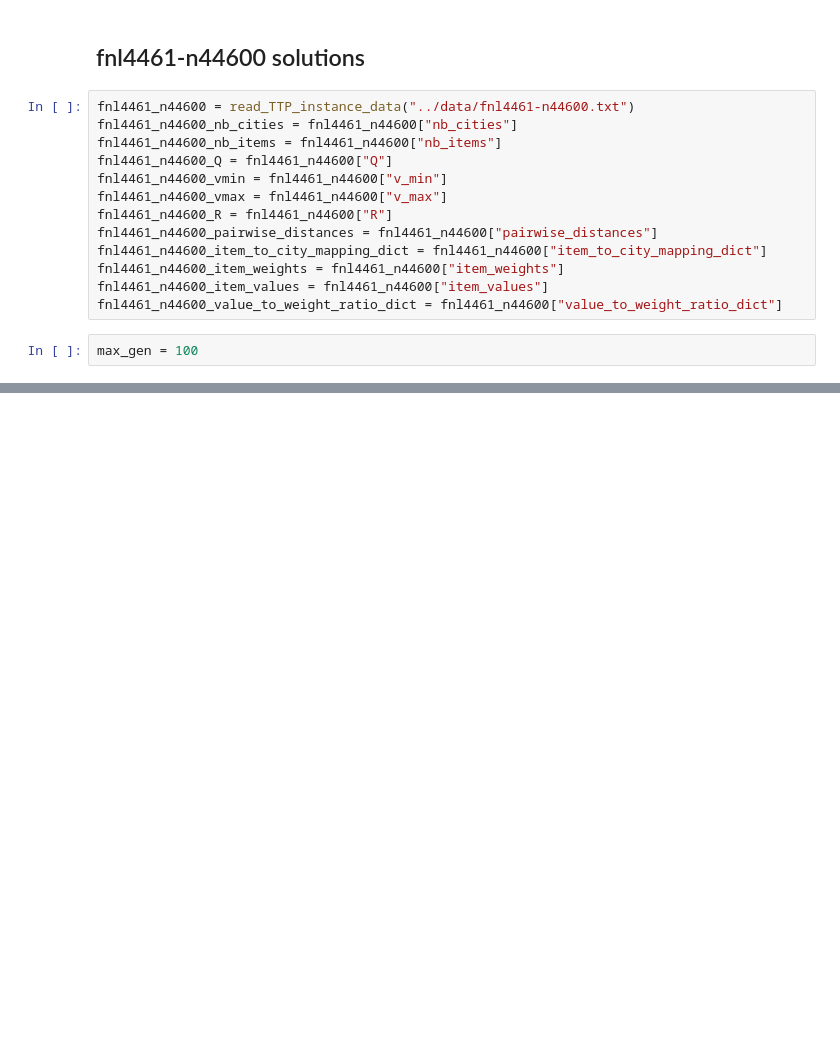
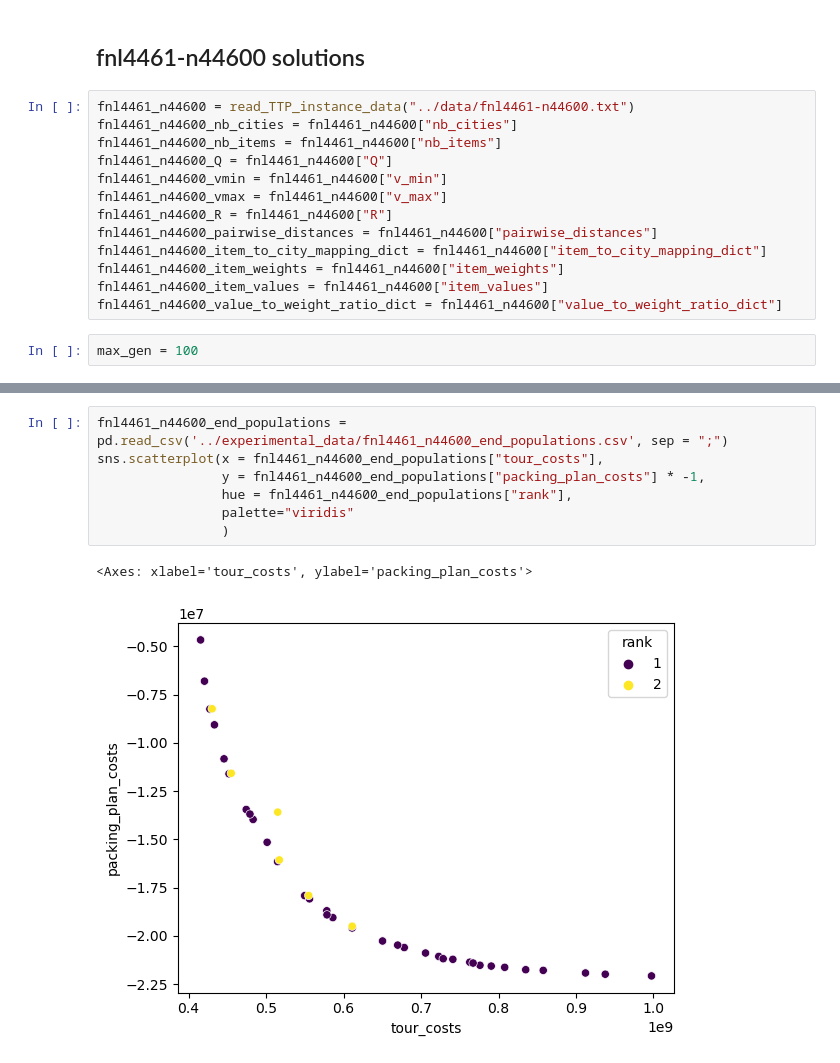
Before and after one commit to Coreopsis-cyber/Travelling-Thief-Problem, a Jupyter notebook: code/TTP_solver_with_experiments_Jack.ipynb, the cells around one changed output, grey strips where cells are left out. Saved outputs shown, nothing was run; the diff lists cells and outputs as text; blank space fills up the shorter version.

```diff
--- a/code/TTP_solver_with_experiments_Jack.ipynb
+++ b/code/TTP_solver_with_experiments_Jack.ipynb
@@ -899,0 +920,10 @@ pd.DataFrame({"tours": [sol.tour for sol in population],
+# %%
+fnl4461_n44600_end_populations = pd.read_csv('../experimental_data/fnl4461_n44600_end_populations.csv', sep = ";")
+sns.scatterplot(x = fnl4461_n44600_end_populations["tour_costs"],
+                y = fnl4461_n44600_end_populations["packing_plan_costs"] * -1,
+                hue = fnl4461_n44600_end_populations["rank"],
+                palette="viridis"
+                )
+# %% [output]
+<Axes: xlabel='tour_costs', ylabel='packing_plan_costs'>
+[figure, added]
```
Also changed, not shown: parts of 1 cell of this notebook, 1 other file.
